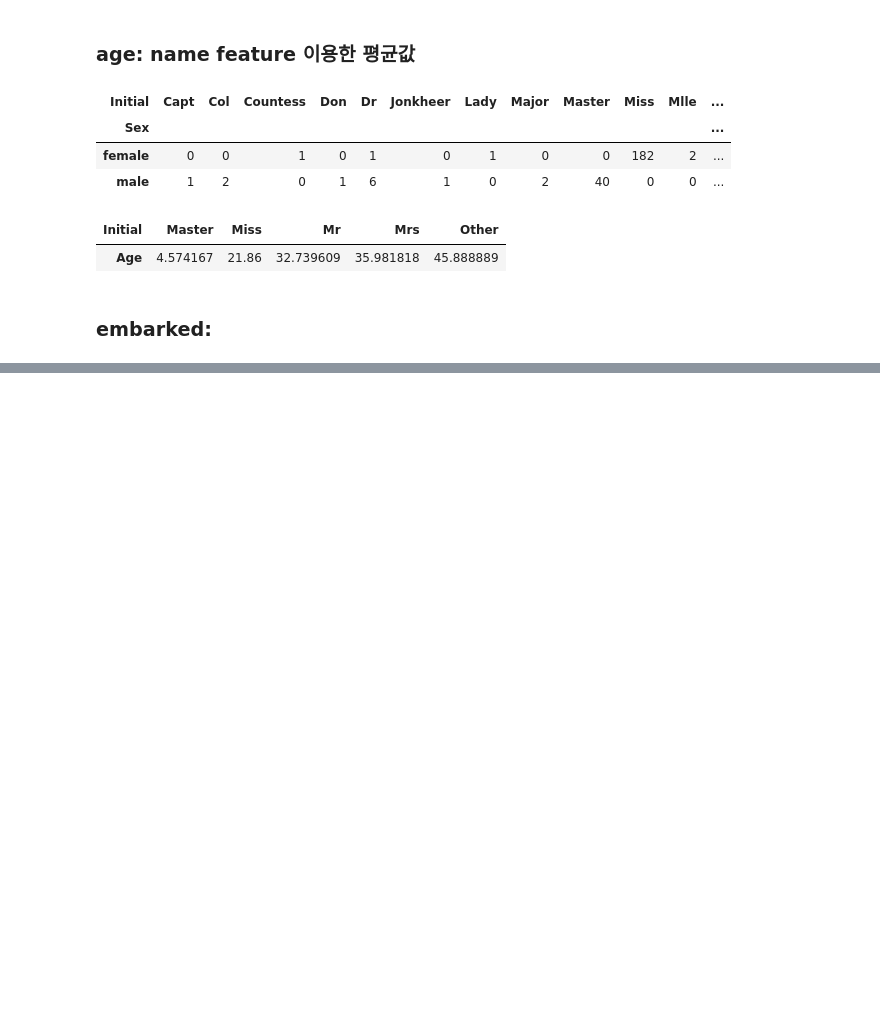
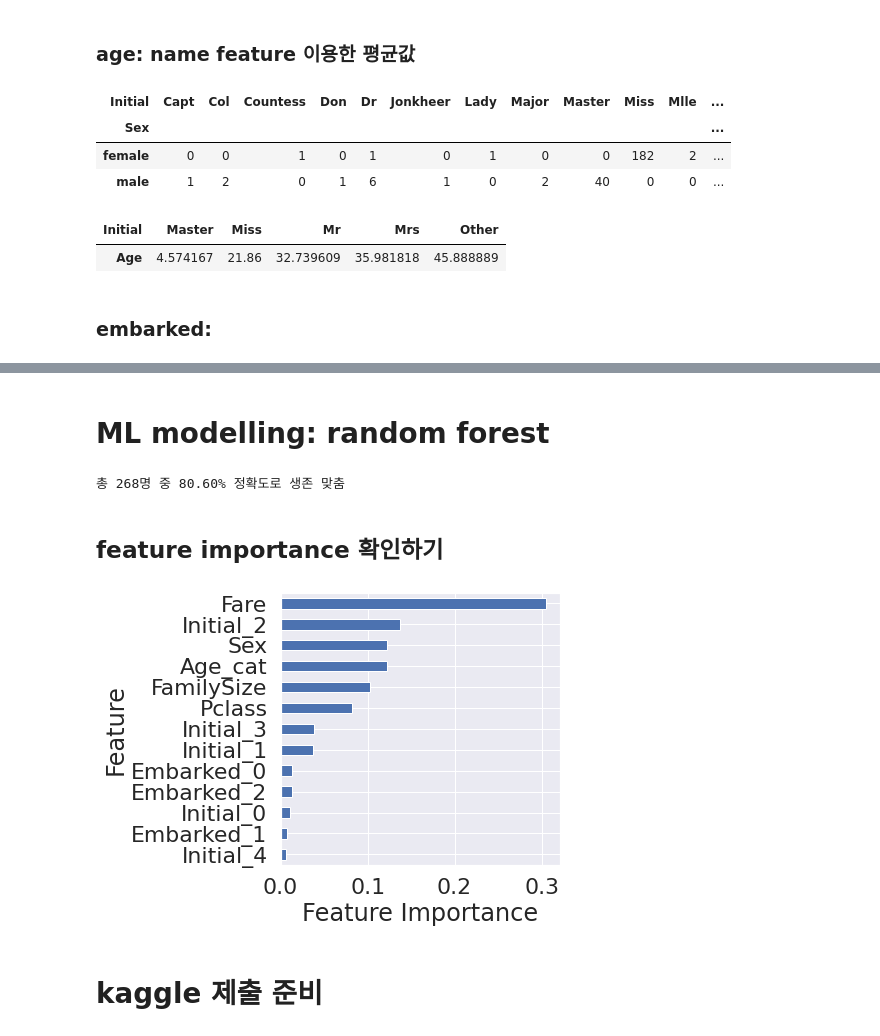
Before and after one commit to ahjin-vision/kaggle_workspace, a Jupyter notebook: [BinaryClassification]Titanic.ipynb, the cells around one changed output, grey strips where cells are left out. Saved outputs shown, nothing was run; the diff lists cells and outputs as text; code cells hidden in the pictures; blank space fills up the shorter version.

```diff
--- a/[BinaryClassification]Titanic.ipynb
+++ b/[BinaryClassification]Titanic.ipynb
@@ -529,0 +643,2 @@ df_test.loc[(df_test['Age'].isnull()) & (df_test['Initial']=='Other'), 'Age'] =
+# %% [markdown]
+# ML modelling: random forest
@@ -529,0 +649,34 @@ df_test.loc[(df_test['Age'].isnull()) & (df_test['Initial']=='Other'), 'Age'] =
+# %%
+X_train = df_train.drop('Survived', axis=1).values
+target_label = df_train['Survived'].values
+
+X_test = df_test.values
+# %%
+X_tr, X_vld, y_tr, y_vld = train_test_split(X_train, target_label, test_size=0.3, random_state=134)
+# %%
+model = RandomForestClassifier()
+model.fit(X_tr, y_tr)
+prediction = model.predict(X_vld)
+# %%
+print("총 {}명 중 {:.2f}% 정확도로 생존 맞춤".format(y_vld.shape[0], 100*metrics.accuracy_score(prediction, y_vld)))
+# %% [output]
+총 268명 중 80.60% 정확도로 생존 맞춤
+# %% [markdown]
+## feature importance 확인하기
+# %%
+from pandas import Series
+
+feature_importance = model.feature_importances_
+Series_feat_imp = Series(feature_importance, index=df_test.columns)
+# %%
+plt.figure(figsize=(5, 5))
+
+Series_feat_imp.sort_values(ascending=True).plot.barh()
+plt.xlabel("Feature Importance")
+plt.ylabel("Feature")
+
+plt.show()
+# %% [output]
+[figure, added]
+# %% [markdown]
+# kaggle 제출 준비
```
Also changed, not shown: parts of 36 cells of this notebook.
